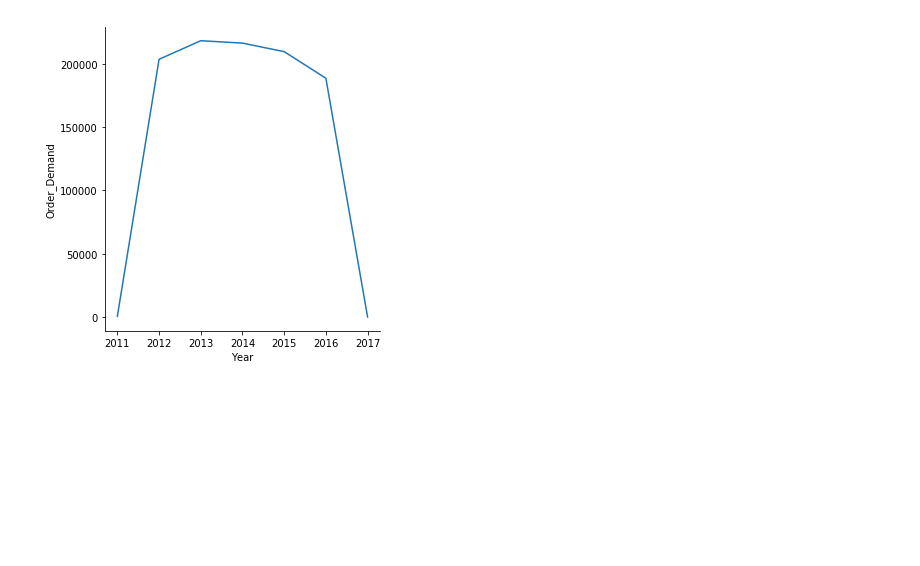
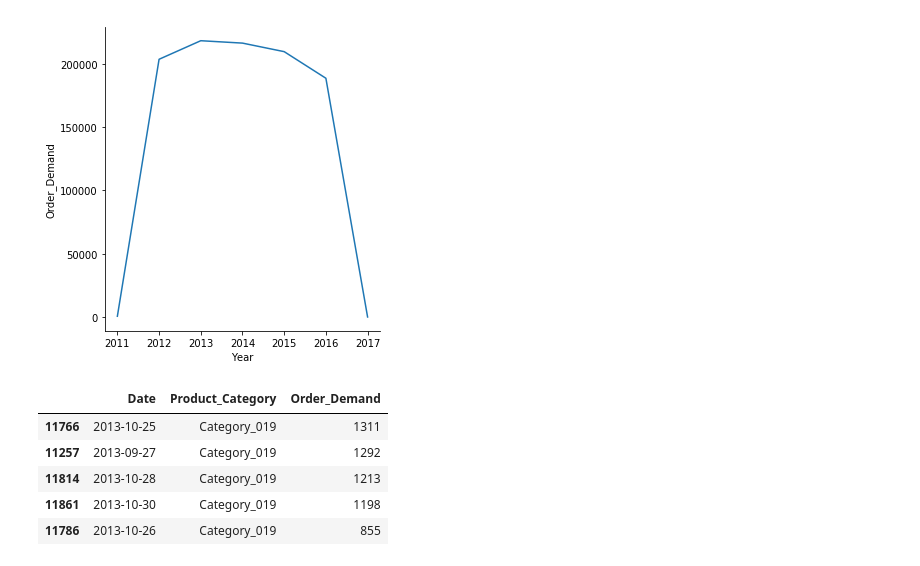
Before and after one commit to punpunjubu/Forecasts-for-Product-Demand, a Jupyter notebook: Product Demand.ipynb, the cells around one changed output. Cells and saved outputs as stored; diff of their text form; code cells hidden in the pictures; blank space fills up the shorter version.

```diff
--- a/Product Demand.ipynb
+++ b/Product Demand.ipynb
@@ -97,0 +100,9 @@ sns.relplot(x="Year", y="Order_Demand", ci=None, kind="line", data=df2)
+# %%
+df3.sort_values(by=['Order_Demand'], ascending=False).head()
+# %% [output]
+|  | Date | Product_Category | Order_Demand |
+| 11766 | 2013-10-25 | Category_019 | 1311 |
+| 11257 | 2013-09-27 | Category_019 | 1292 |
+| 11814 | 2013-10-28 | Category_019 | 1213 |
+| 11861 | 2013-10-30 | Category_019 | 1198 |
+| 11786 | 2013-10-26 | Category_019 | 855 |
```
Also changed, not shown: parts of 4 cells of this notebook.
